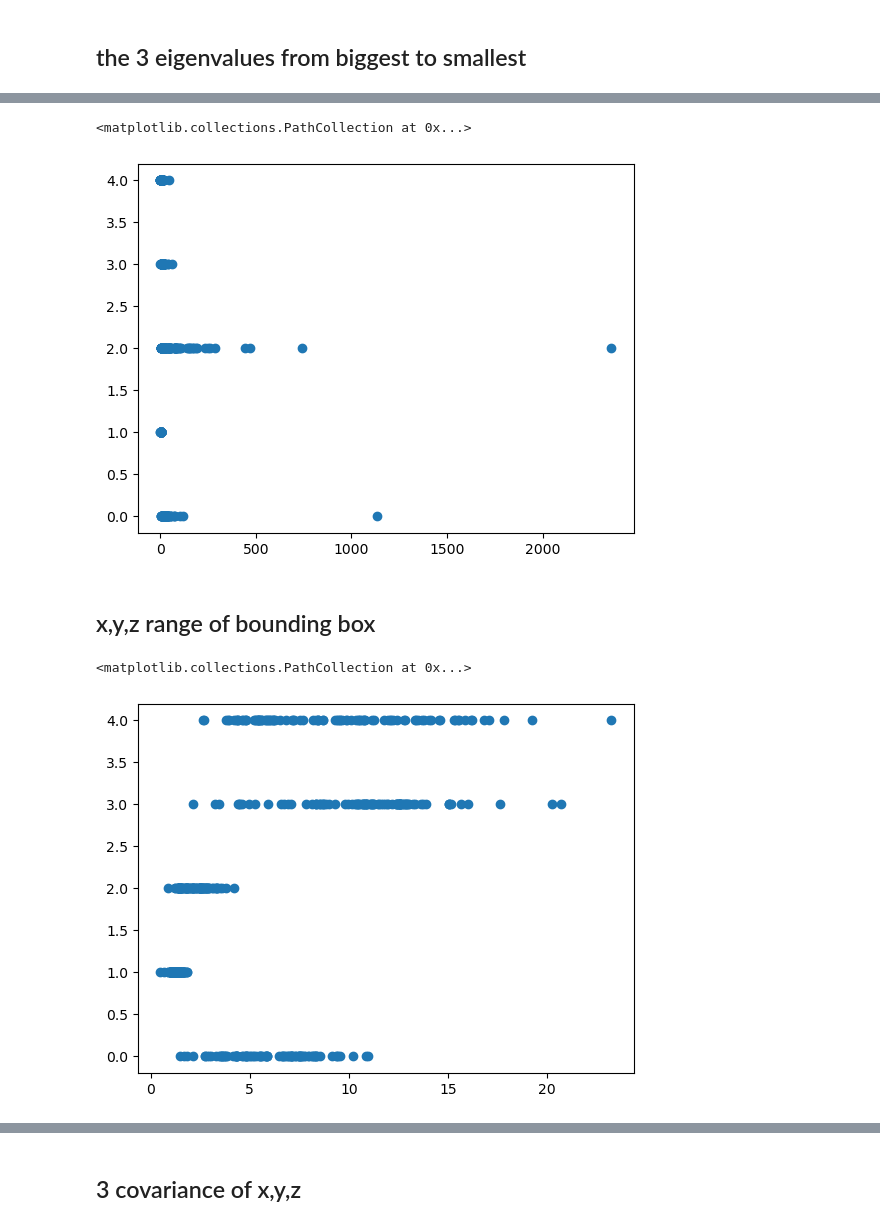
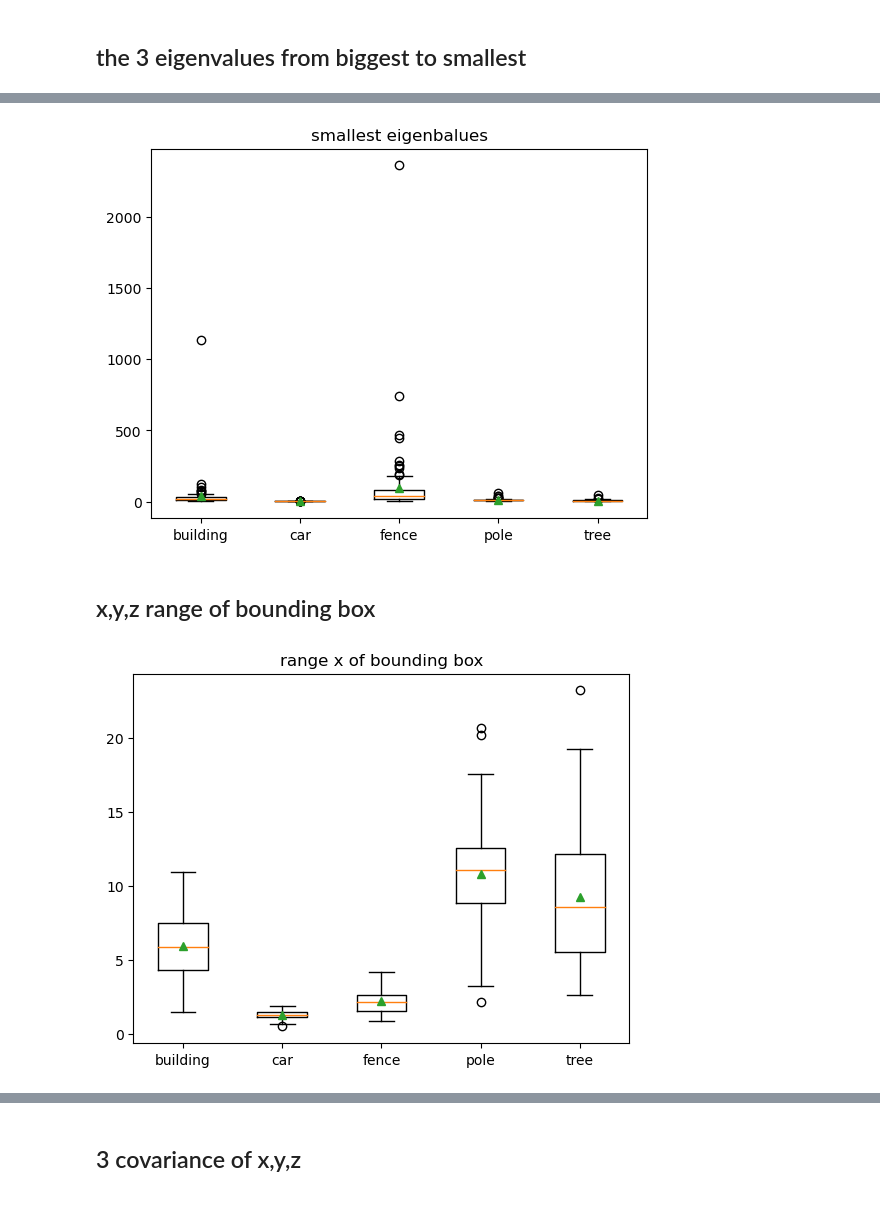
Before and after one commit to zhangchi233/assignment2_geo5017, a Jupyter notebook: code/data_preprocessing.ipynb, the cells around one changed output, grey strips where cells are left out. Saved outputs shown, nothing was run; the diff lists cells and outputs as text; code cells hidden in the pictures.

```diff
--- a/code/data_preprocessing.ipynb
+++ b/code/data_preprocessing.ipynb
@@ -194,6 +217,19 @@ plt.scatter(x, sample_labels, label='points in shape orientation dimension')
 # %%
+labels ={"building":[],"car":[],"fence":[],"pole":[],"tree":[]}
 fig = plt.figure()
 cluster_eigenvalues = np.array(cluster_eigenvalues)
 x = cluster_eigenvalues[:,1]
-plt.scatter(x, sample_labels, label='points in shape orientation dimension')
+label_keys = list(labels.keys())
+for i in range(len(x)):
+
+    label = label_keys[sample_labels[i]]
+    labels[label].append(x[i])
+data = []
+for i in labels:
+    data.append(labels[i])
+
+plt.boxplot(data, labels=label_keys, showmeans=True)
+plt.title("middle eigenbalues")
+plt.show()
+#plt.scatter(x, sample_labels, label='points in shape orientation dimension')
 # %% [output]
@@ -202,19 +237,43 @@ plt.scatter(x, sample_labels, label='points in shape orientation dimension')
 # %%
+labels ={"building":[],"car":[],"fence":[],"pole":[],"tree":[]}
 fig = plt.figure()
 cluster_eigenvalues = np.array(cluster_eigenvalues)
 x = cluster_eigenvalues[:,2]
-plt.scatter(x, sample_labels, label='points in shape orientation dimension')
+label_keys = list(labels.keys())
+for i in range(len(x)):
+
+    label = label_keys[sample_labels[i]]
+    labels[label].append(x[i])
+data = []
+for i in labels:
+    data.append(labels[i])
+
+plt.boxplot(data, labels=label_keys, showmeans=True)
+plt.title("smallest eigenbalues")
+plt.show()
+#plt.scatter(x, sample_labels, label='points in shape orientation dimension')
 # %% [output]
-<matplotlib.collections.PathCollection at 0x...>
-[figure, old version]
+[figure, new version]
 # %% [markdown]
 ## x,y,z range of bounding box
 # %%
+labels ={"building":[],"car":[],"fence":[],"pole":[],"tree":[]}
 fig = plt.figure()
 cluster_eigenvalues = np.array(cluster_eigenvalues)
 x = cluster_eigenvalues[:,3]
-plt.scatter(x, sample_labels, label='points in shape orientation dimension')
+label_keys = list(labels.keys())
+for i in range(len(x)):
+
+    label = label_keys[sample_labels[i]]
+    labels[label].append(x[i])
+data = []
+for i in labels:
+    data.append(labels[i])
+
+plt.boxplot(data, labels=label_keys, showmeans=True)
+plt.title("range x of bounding box")
+plt.show()
+#plt.scatter(x, sample_labels, label='points in shape orientation dimension')
 # %% [output]
-<matplotlib.collections.PathCollection at 0x...>
-[figure, old version]
+[figure, new version]
 # %%
```
Also changed, not shown: parts of 11 cells of this notebook, 1 other file.
